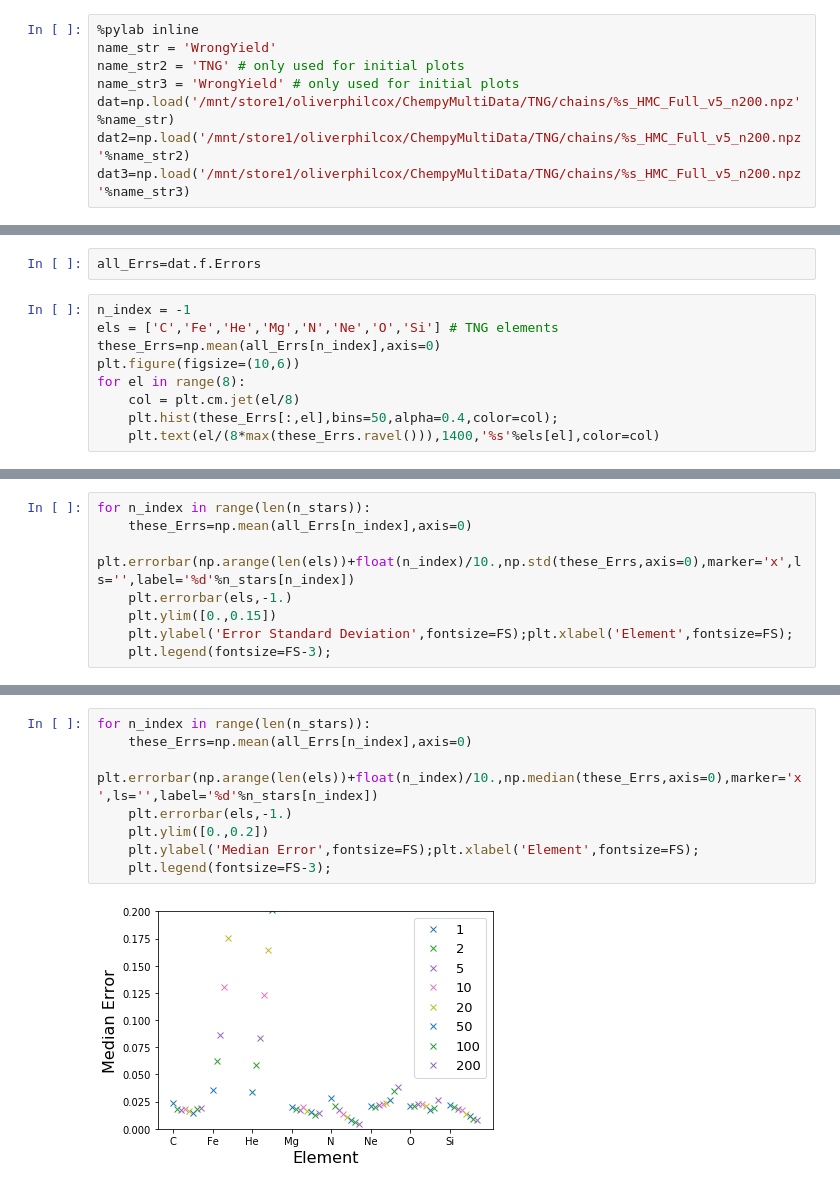
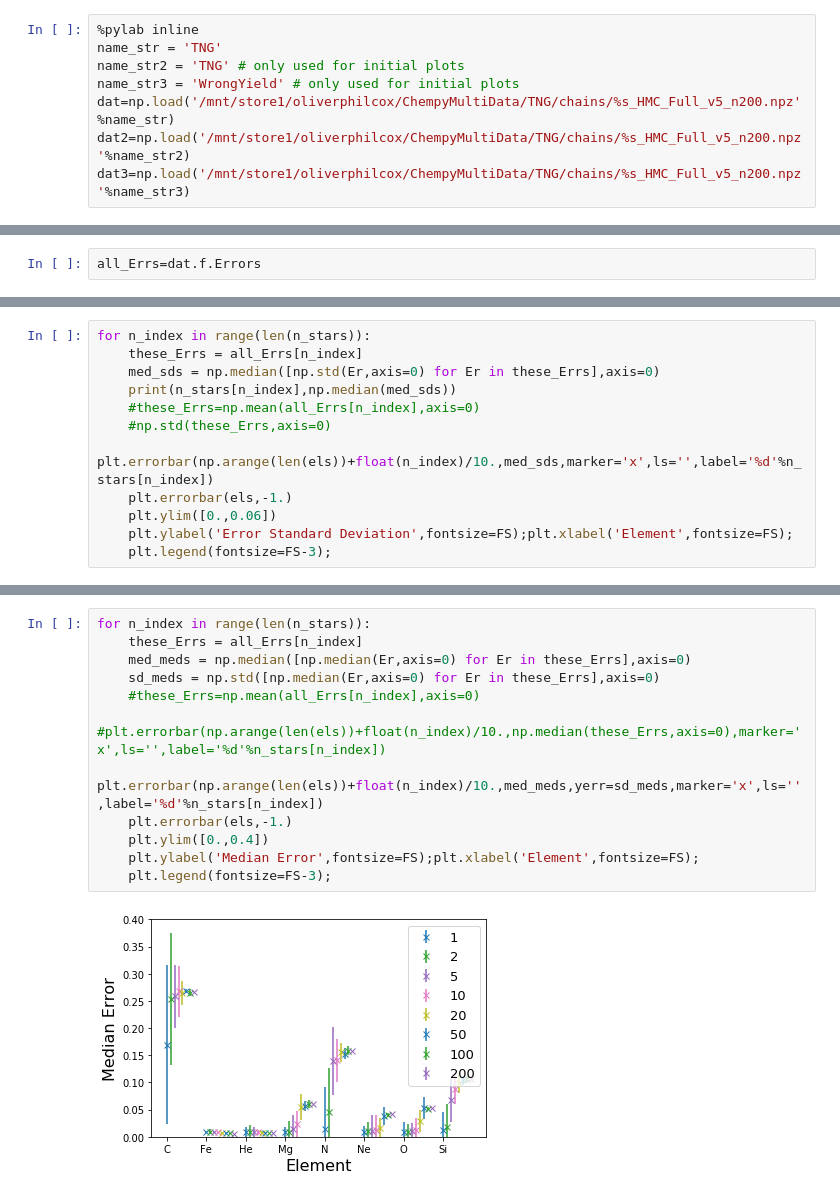
Before and after one commit to oliverphilcox/ChempyMulti, a Jupyter notebook: Jupyter/TNG_Aug2019/4) Chain Analysis.ipynb, the cells around one changed output, grey strips where cells are left out. Drawn from its saved outputs; the diff is of its cells as text.

```diff
--- a/Jupyter/TNG_Aug2019/4) Chain Analysis.ipynb
+++ b/Jupyter/TNG_Aug2019/4) Chain Analysis.ipynb
@@ -2,7 +2,7 @@
 ### Here we analyze and plot the HMC chains
 # %%
 %pylab inline
-name_str = 'WrongYield'
+name_str = 'TNG'
 name_str2 = 'TNG' # only used for initial plots
 name_str3 = 'WrongYield' # only used for initial plots
 dat=np.load('/mnt/store1/oliverphilcox/ChempyMultiData/TNG/chains/%s_HMC_Full_v5_n200.npz'%name_str)
@@ -185,11 +350,2 @@ fig.savefig('/home/oliverphilcox/ChempyMulti/Plots_New/%s_HMC_v5.pdf'%name_str,b
 # %%
 all_Errs=dat.f.Errors
-# %%
-n_index = -1
-els = ['C','Fe','He','Mg','N','Ne','O','Si'] # TNG elements
-these_Errs=np.mean(all_Errs[n_index],axis=0)
-plt.figure(figsize=(10,6))
-for el in range(8):
-    col = plt.cm.jet(el/8)
-    plt.hist(these_Errs[:,el],bins=50,alpha=0.4,color=col);
-    plt.text(el/(8*max(these_Errs.ravel())),1400,'%s'%els[el],color=col)
@@ -198,9 +420,13 @@ for el in range(8):
 # %%
 for n_index in range(len(n_stars)):
-    these_Errs=np.mean(all_Errs[n_index],axis=0)
-    plt.errorbar(np.arange(len(els))+float(n_index)/10.,np.std(these_Errs,axis=0),marker='x',ls='',label='%d'%n_stars[n_index])
+    these_Errs = all_Errs[n_index]
+    med_sds = np.median([np.std(Er,axis=0) for Er in these_Errs],axis=0)
+    print(n_stars[n_index],np.median(med_sds))
+    #these_Errs=np.mean(all_Errs[n_index],axis=0)
+    #np.std(these_Errs,axis=0)
+    plt.errorbar(np.arange(len(els))+float(n_index)/10.,med_sds,marker='x',ls='',label='%d'%n_stars[n_index])
     plt.errorbar(els,-1.)
-    plt.ylim([0.,0.15])
+    plt.ylim([0.,0.06])
     plt.ylabel('Error Standard Deviation',fontsize=FS);plt.xlabel('Element',fontsize=FS);
     plt.legend(fontsize=FS-3);
 # %% [output]
@@ -208,10 +442,14 @@ for n_index in range(len(n_stars)):
 # %%
 for n_index in range(len(n_stars)):
-    these_Errs=np.mean(all_Errs[n_index],axis=0)
-    plt.errorbar(np.arange(len(els))+float(n_index)/10.,np.median(these_Errs,axis=0),marker='x',ls='',label='%d'%n_stars[n_index])
+    these_Errs = all_Errs[n_index]
+    med_meds = np.median([np.median(Er,axis=0) for Er in these_Errs],axis=0)
+    sd_meds = np.std([np.median(Er,axis=0) for Er in these_Errs],axis=0)
+    #these_Errs=np.mean(all_Errs[n_index],axis=0)
+    #plt.errorbar(np.arange(len(els))+float(n_index)/10.,np.median(these_Errs,axis=0),marker='x',ls='',label='%d'%n_stars[n_index])
+    plt.errorbar(np.arange(len(els))+float(n_index)/10.,med_meds,yerr=sd_meds,marker='x',ls='',label='%d'%n_stars[n_index])
     plt.errorbar(els,-1.)
-    plt.ylim([0.,0.2])
+    plt.ylim([0.,0.4])
     plt.ylabel('Median Error',fontsize=FS);plt.xlabel('Element',fontsize=FS);
     plt.legend(fontsize=FS-3);
 # %% [output]
-[figure, old version]
+[figure, new version]
```
Also changed, not shown: parts of 27 cells of this notebook, 43 other files.
